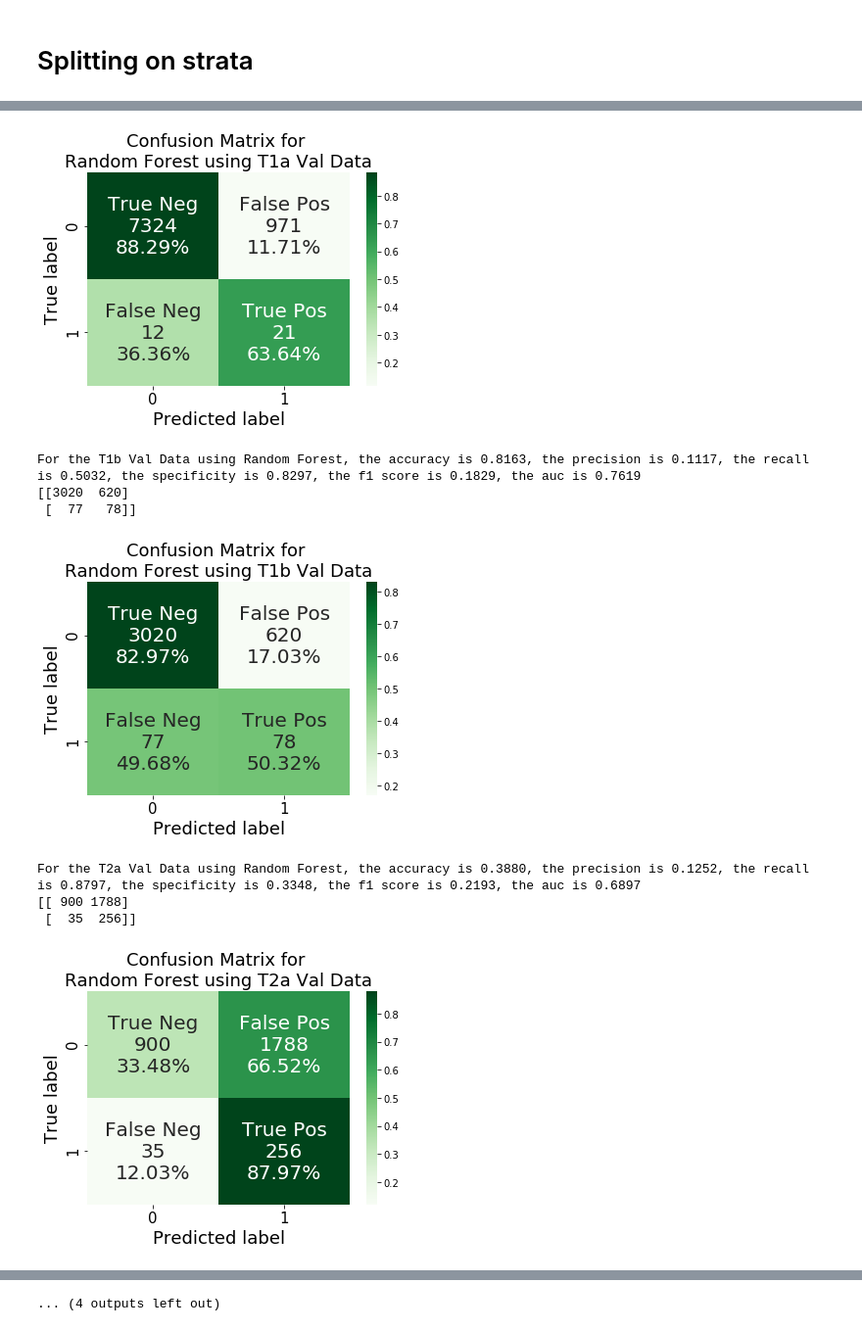
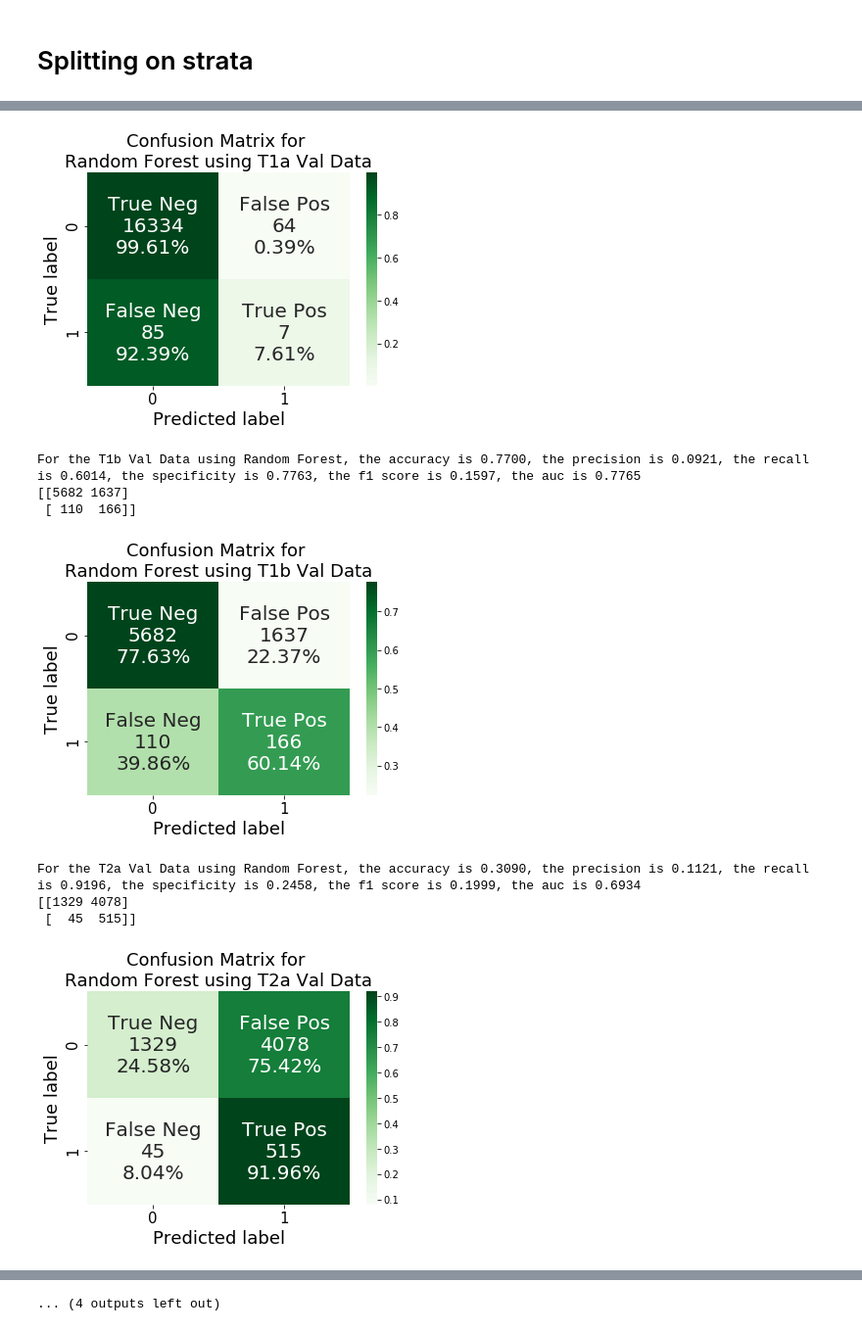
Before and after one commit to karenlarson/MelanomaSentinel, a Jupyter notebook: CleanMelanomaSentinel.ipynb, the cells around one changed output, grey strips where cells are left out. Shown at 98% size. Drawn from its saved outputs; the diff is of its cells as text; code cells hidden in the pictures.

```diff
--- a/CleanMelanomaSentinel.ipynb
+++ b/CleanMelanomaSentinel.ipynb
@@ -292,10 +419,10 @@ from sklearn.ensemble import RandomForestClassifier
 
 # Use the random grid to search for best hyperparameters
 # First create the base model to tune
-rf = RandomForestClassifier()
+rf = RandomForestClassifier(bootstrap=True, max_features='sqrt',class_weight='balanced')
 # Random search of parameters, using 3 fold cross validation,
 # search across 100 different combinations, and use all available cores
-rf_random_1 = RandomizedSearchCV(estimator = rf, param_distributions = random_grid, n_iter = 100, cv = 3, verbose=2, random_state=42, n_jobs = -1)
+rf_random_1 = RandomizedSearchCV(estimator = rf, param_distributions = random_grid, n_iter = 100, cv = 3, verbose=2, random_state=42, n_jobs = -1, scoring='roc_auc')
 # Fit the random search model
 rf_random_1.fit(x_train, y_train)
 # %% [output]
@@ -328,0 +482,13 @@ print(best_recall, best_specificity)
+# %%
+depth_grid = [6,7,8,9,10,11,12,13]
+n_est_grid = [550, 575, 600, 625, 650]
+from sklearn.metrics import recall_score
+
+for depth in depth_grid:
+    for n_est in n_est_grid:
+        rf = RandomForestClassifier(bootstrap=True, max_features='sqrt',class_weight='balanced', max_depth = depth, n_estimators=n_est)
+        rf.fit(x_train, y_train)
+        train_recall, train_specificity = evaluate(rf, x_train, y_train, 0.05)
+        cv_recall, cv_specificity = evaluate(rf, x_cv, y_cv, 0.05)
+        print(f"For DEPTH {depth} and N_EST {n_est} the training recall is {train_recall} and {train_specificity}")
+        print(f"For DEPTH {depth} and N_EST {n_est} the CV recall is {cv_recall} and {cv_specificity}")
@@ -328,0 +513,6 @@ print(best_recall, best_specificity)
+# %%
+from sklearn.ensemble import RandomForestClassifier
+
+forest = RandomForestClassifier(bootstrap=True, max_features='sqrt', max_depth = 9, n_estimators=625)
+
+forest.fit(x_train,y_train)
@@ -396,4 +827,4 @@ rf_random_3.best_params_
 # %%
 from splitStrata import splitStrata
 
-T1a, y1a, T1b, y1b, T2a, y2a, T2b, y2b, T3a, y3a, T3b, y3b, T4a, y4a, T4b, y4b = splitStrata(X_cv, y_cv)
+T1a, y1a, T1b, y1b, T2a, y2a, T2b, y2b, T3a, y3a, T3b, y3b, T4a, y4a, T4b, y4b = splitStrata(X_test, y_test)
@@ -410,17 +847,17 @@ x_t3b = pipe.transform(T3b)
 x_t4a = pipe.transform(T4a)
 x_t4b = pipe.transform(T4b)
 # %%
-thresh = 0.025
+thresh = 0.05
 
-classifierEvaluation(forest, 0.01, x_t1a, y1a, "Random Forest", "T1a Val Data")
-classifierEvaluation(forest, 0.06, x_t1b, y1b, "Random Forest", "T1b Val Data")
+classifierEvaluation(forest, 0.05, x_t1a, y1a, "Random Forest", "T1a Val Data")
+classifierEvaluation(forest, 0.05, x_t1b, y1b, "Random Forest", "T1b Val Data")
 
-classifierEvaluation(forest, 0.06, x_t2a, y2a, "Random Forest", "T2a Val Data")
+classifierEvaluation(forest, 0.05, x_t2a, y2a, "Random Forest", "T2a Val Data")
 classifierEvaluation(forest, 0.05, x_t2b, y2b, "Random Forest", "T2b Val Data")
 
 classifierEvaluation(forest, 0.05, x_t3a, y3a, "Random Forest", "T3a Val Data")
 classifierEvaluation(forest, 0.05, x_t3b, y3b, "Random Forest", "T3b Val Data")
 
-classifierEvaluation(forest, 0.08, x_t4a, y4a, "Random Forest", "T4a Val Data")
-classifierEvaluation(forest, 0.06, x_t4b, y4b, "Random Forest", "T4b Val Data")
+classifierEvaluation(forest, 0.05, x_t4a, y4a, "Random Forest", "T4a Val Data")
+classifierEvaluation(forest, 0.05, x_t4b, y4b, "Random Forest", "T4b Val Data")
 # %% [output]
@@ -430,9 +867,9 @@ For the T1a Val Data using Random Forest, the accuracy is 0.8820, the precision
-[figure, old version]
+[figure, new version]
-For the T1b Val Data using Random Forest, the accuracy is 0.8163, the precision is 0.1117, the recall is 0.5032, the specificity is 0.8297, the f1 score is 0.1829, the auc is 0.7619
-[[3020  620]
- [  77   78]]
+For the T1b Val Data using Random Forest, the accuracy is 0.7700, the precision is 0.0921, the recall is 0.6014, the specificity is 0.7763, the f1 score is 0.1597, the auc is 0.7765
+[[5682 1637]
+ [ 110  166]]
-[figure, old version]
+[figure, new version]
-For the T2a Val Data using Random Forest, the accuracy is 0.3880, the precision is 0.1252, the recall is 0.8797, the specificity is 0.3348, the f1 score is 0.2193, the auc is 0.6897
-[[ 900 1788]
- [  35  256]]
+For the T2a Val Data using Random Forest, the accuracy is 0.3090, the precision is 0.1121, the recall is 0.9196, the specificity is 0.2458, the f1 score is 0.1999, the auc is 0.6934
+[[1329 4078]
+ [  45  515]]
-[figure, old version]
+[figure, new version]
```
Also changed, not shown: parts of 41 cells of this notebook.
